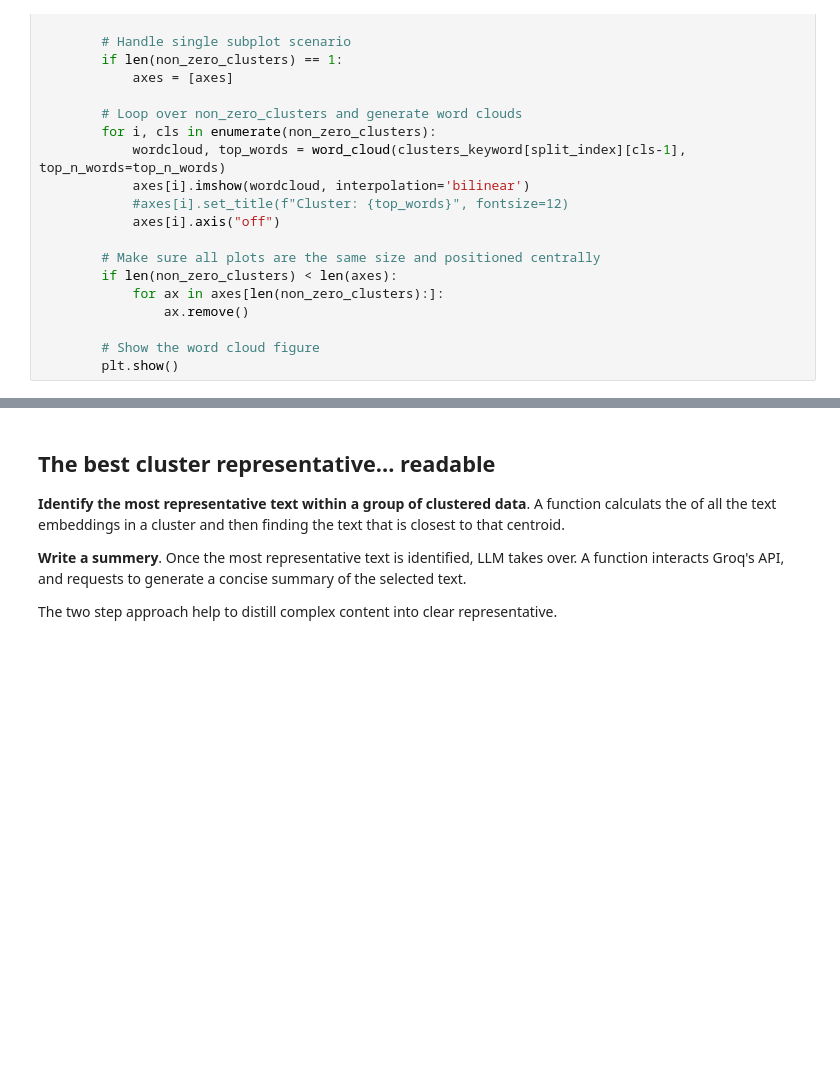
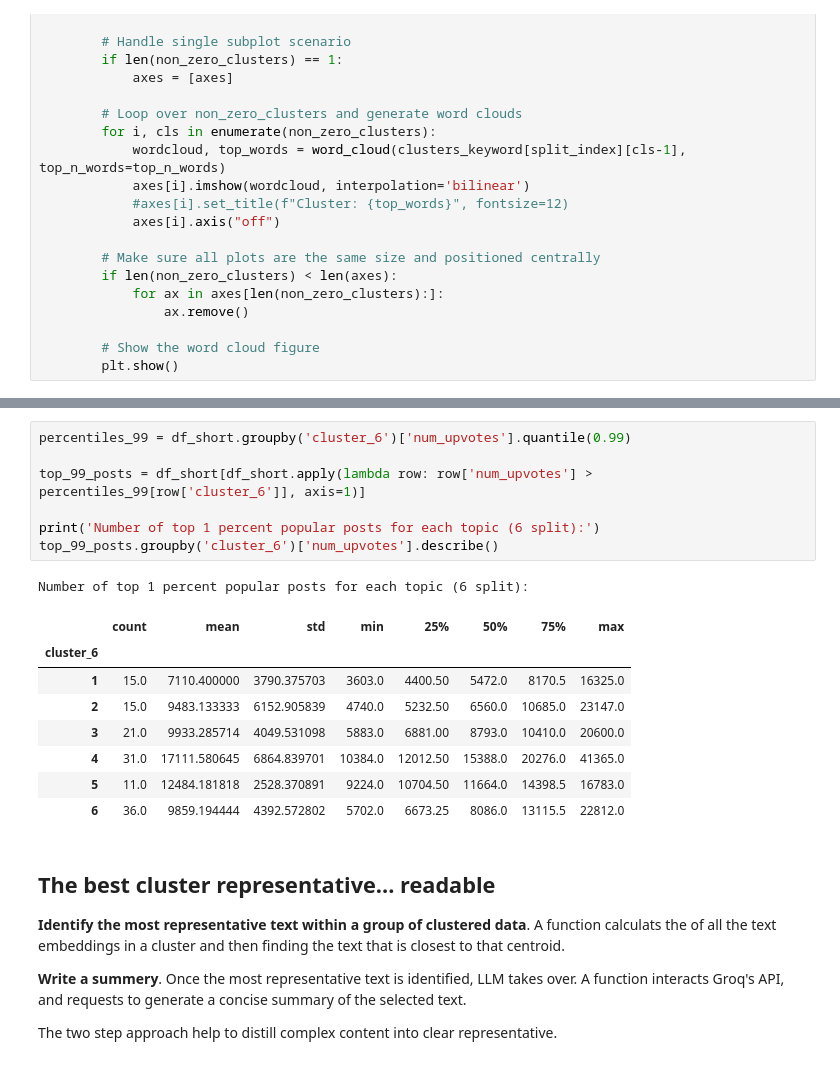
Before and after one commit to InnaVays/AITA-comment-generator, a Jupyter notebook: TextAnalysis.ipynb, the cells around one changed output, grey strips where cells are left out. Saved outputs shown, nothing was run; the diff lists cells and outputs as text; blank space fills up the shorter version.

```diff
--- a/TextAnalysis.ipynb
+++ b/TextAnalysis.ipynb
@@ -408,3 +413,20 @@ TOPIC 3
+# %%
+percentiles_99 = df_short.groupby('cluster_6')['num_upvotes'].quantile(0.99)
+
+top_99_posts = df_short[df_short.apply(lambda row: row['num_upvotes'] > percentiles_99[row['cluster_6']], axis=1)]
+
+print('Number of top 1 percent popular posts for each topic (6 split):')
+top_99_posts.groupby('cluster_6')['num_upvotes'].describe()
+# %% [output]
+Number of top 1 percent popular posts for each topic (6 split):
+|  | count | mean | std | min | 25% | 50% | 75% | max |
+| cluster_6 |  |  |  |  |  |  |  |  |
+| 1 | 15.0 | 7110.400000 | 3790.375703 | 3603.0 | 4400.50 | 5472.0 | 8170.5 | 16325.0 |
+| 2 | 15.0 | 9483.133333 | 6152.905839 | 4740.0 | 5232.50 | 6560.0 | 10685.0 | 23147.0 |
+| 3 | 21.0 | 9933.285714 | 4049.531098 | 5883.0 | 6881.00 | 8793.0 | 10410.0 | 20600.0 |
+| 4 | 31.0 | 17111.580645 | 6864.839701 | 10384.0 | 12012.50 | 15388.0 | 20276.0 | 41365.0 |
+| 5 | 11.0 | 12484.181818 | 2528.370891 | 9224.0 | 10704.50 | 11664.0 | 14398.5 | 16783.0 |
+| 6 | 36.0 | 9859.194444 | 4392.572802 | 5702.0 | 6673.25 | 8086.0 | 13115.5 | 22812.0 |
 # %% [markdown]
 ## The best cluster representative... readable
 
```
Also changed, not shown: parts of 17 cells of this notebook.
